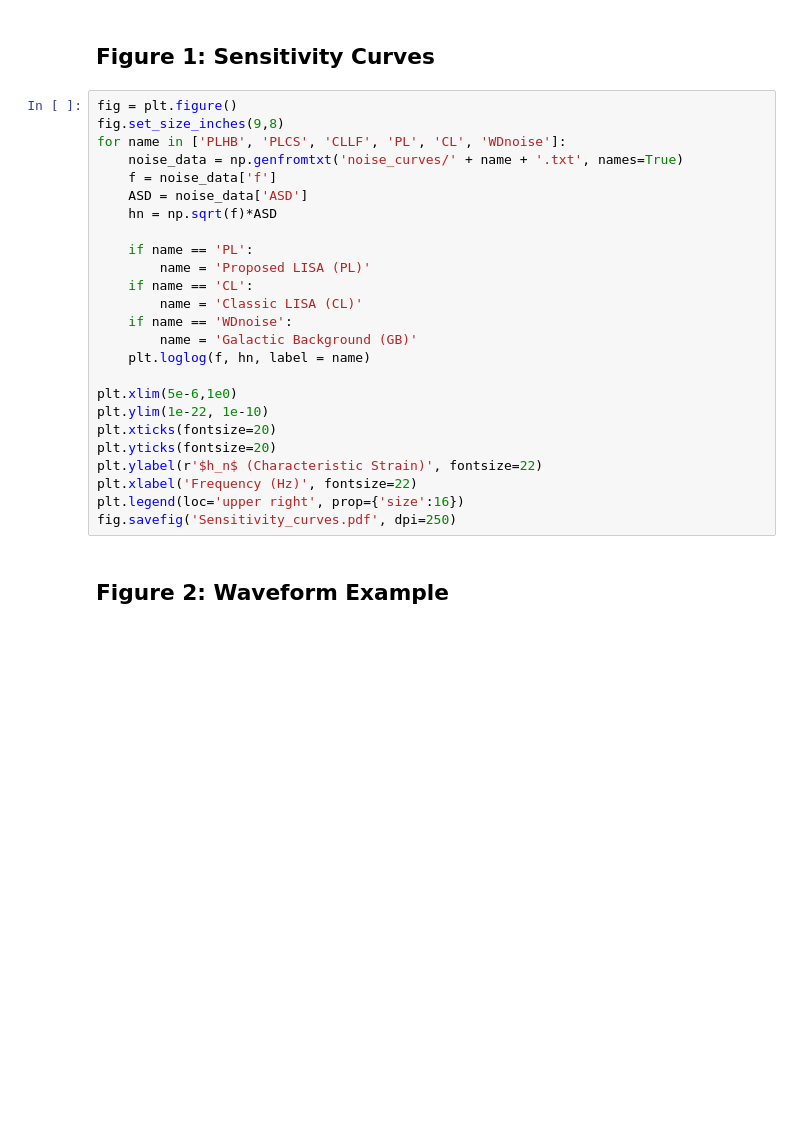
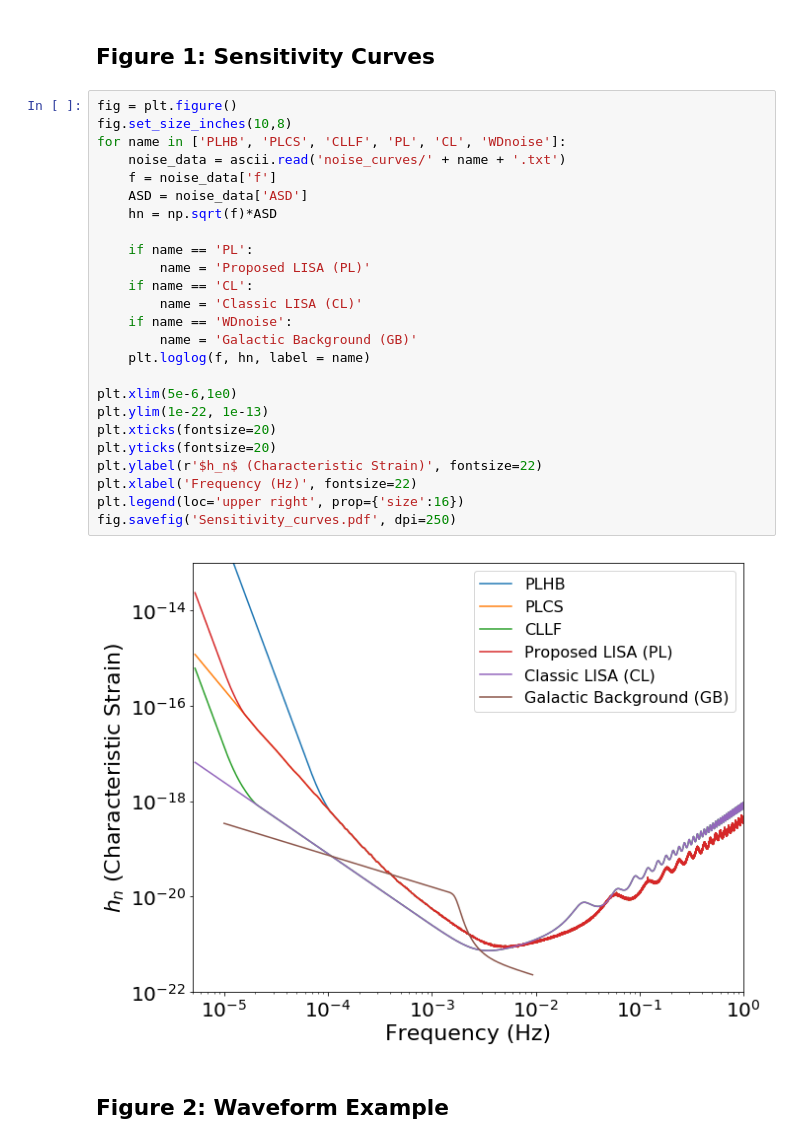
Before and after one commit to mikekatz04/BOWIE, a Jupyter notebook: paper_plots.ipynb, the cells around one changed output. Saved outputs shown, nothing was run; the diff lists cells and outputs as text; blank space fills up the shorter version.

```diff
--- a/paper_plots.ipynb
+++ b/paper_plots.ipynb
@@ -17,29 +18,31 @@ Msun = 1.989e30
 ## Figure 1: Sensitivity Curves
 # %%
 fig = plt.figure()
-fig.set_size_inches(9,8)
+fig.set_size_inches(10,8)
 for name in ['PLHB', 'PLCS', 'CLLF', 'PL', 'CL', 'WDnoise']:
-    noise_data = np.genfromtxt('noise_curves/' + name + '.txt', names=True)
+    noise_data = ascii.read('noise_curves/' + name + '.txt')
     f = noise_data['f']
     ASD = noise_data['ASD']
     hn = np.sqrt(f)*ASD
 
     if name == 'PL':
         name = 'Proposed LISA (PL)'
     if name == 'CL':
         name = 'Classic LISA (CL)'
     if name == 'WDnoise':
         name = 'Galactic Background (GB)'
     plt.loglog(f, hn, label = name)
 
 plt.xlim(5e-6,1e0)
-plt.ylim(1e-22, 1e-10)
+plt.ylim(1e-22, 1e-13)
 plt.xticks(fontsize=20)
 plt.yticks(fontsize=20)
 plt.ylabel(r'$h_n$ (Characteristic Strain)', fontsize=22)
 plt.xlabel('Frequency (Hz)', fontsize=22)
 plt.legend(loc='upper right', prop={'size':16})
 fig.savefig('Sensitivity_curves.pdf', dpi=250)
+# %% [output]
+[figure, added]
 # %% [markdown]
 ## Figure 2: Waveform Example
 # %%
```
Also changed, not shown: parts of 46 cells of this notebook, 1 other file.
